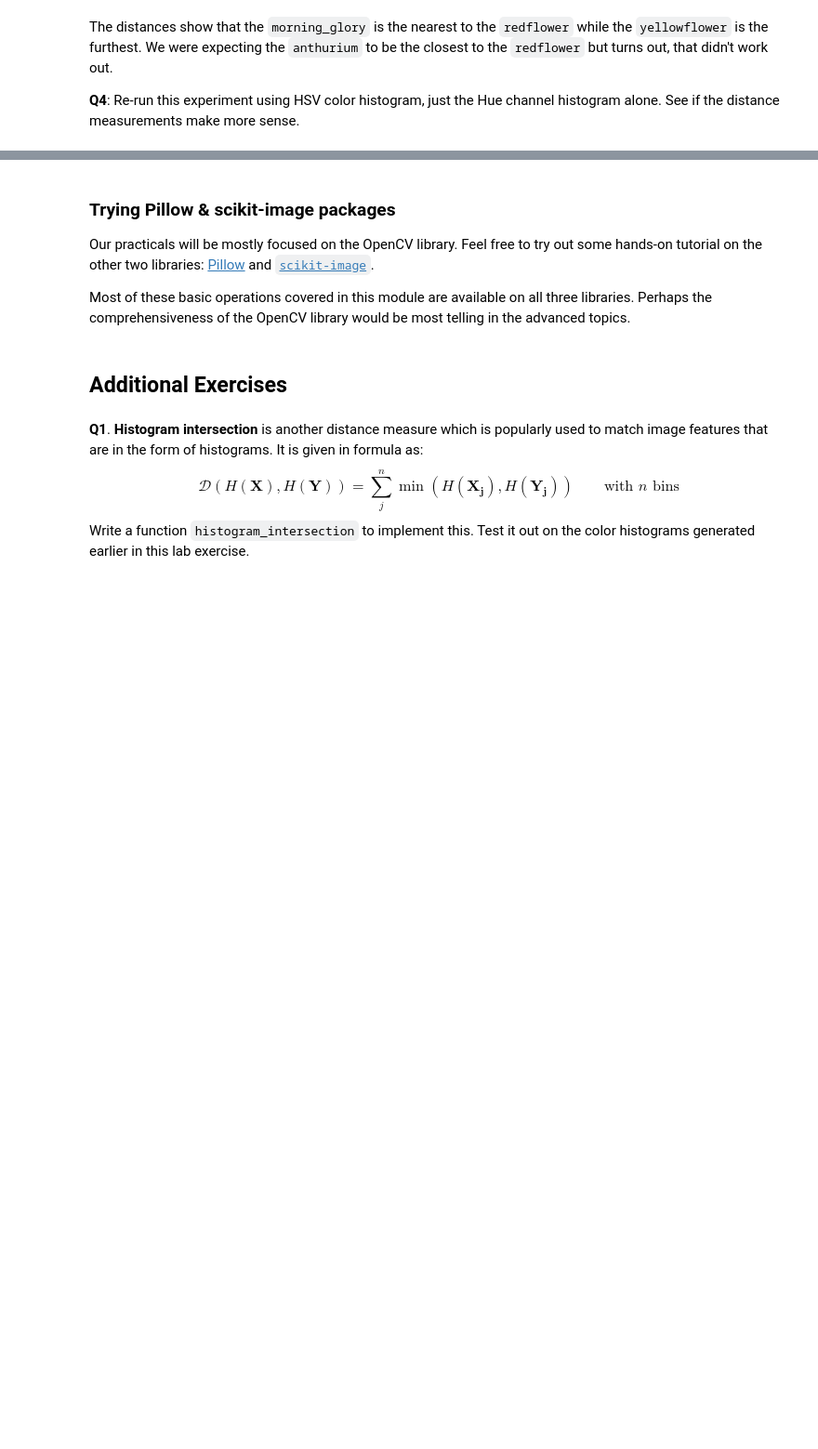
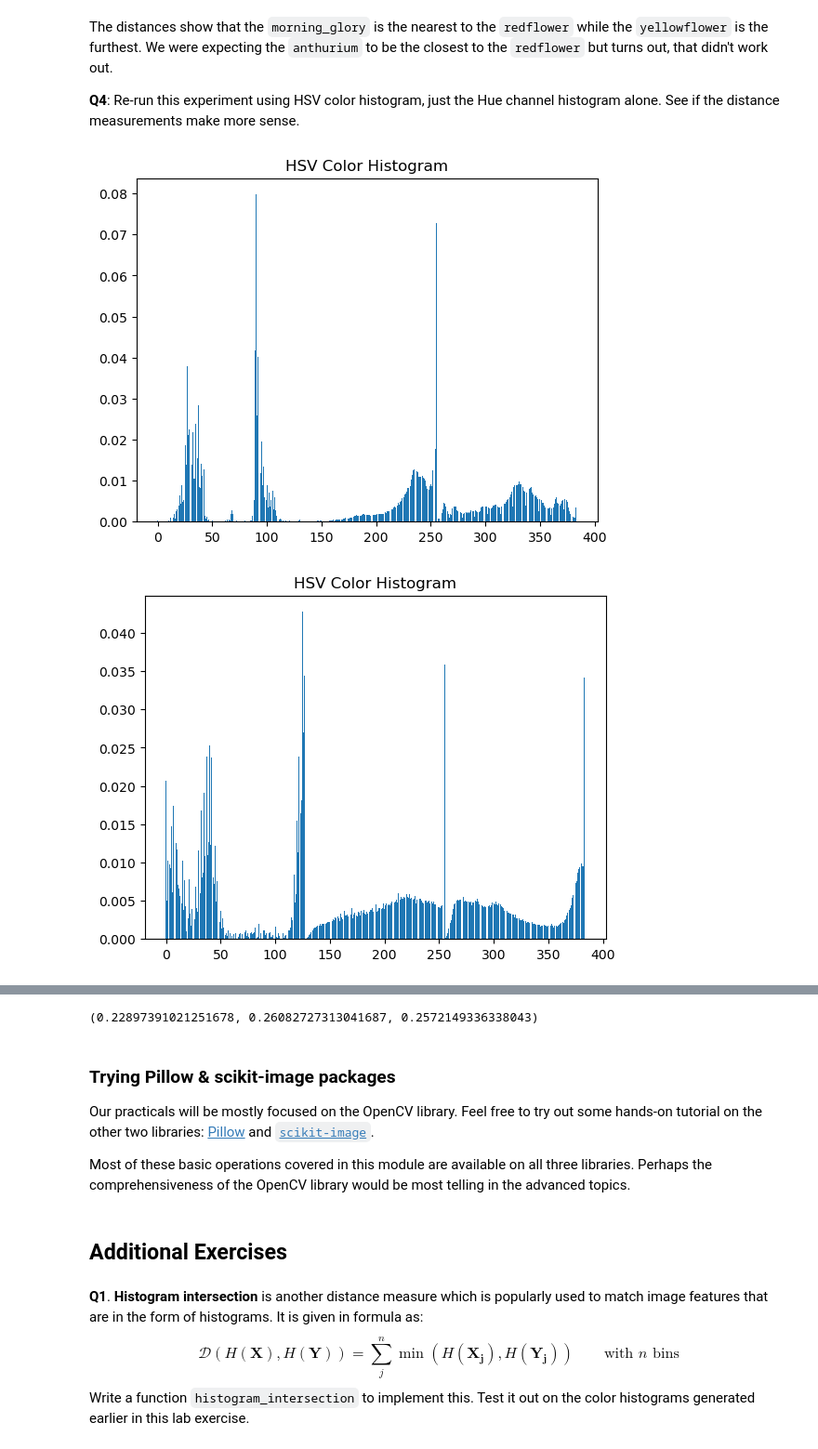
Before and after one commit to junyao0525/Vision-lab-CDS6334, a Jupyter notebook: Lab05/Lab05.ipynb, the cells around one changed output, grey strips where cells are left out. Shown at 93% size. Cells and saved outputs as stored; diff of their text form; code cells hidden in the pictures; blank space fills up the shorter version.

```diff
--- a/Lab05/Lab05.ipynb
+++ b/Lab05/Lab05.ipynb
@@ -266,8 +383,24 @@ The distances show that the `morning_glory` is the nearest to the `redflower` wh
 # %%
 # enter code here
 
 #Steps:
 #generate the HSV color histograms using the function
 #use only the "first portion" of the output histogram
 #calculate euclidean distance
 #which is the shortest distance?
+
+mg_hist = colorHistogram(mg, cspace='HSV')[:128]
+ant_hist = colorHistogram(ant, cspace='HSV')[:128]
+yf_hist = colorHistogram(yf, cspace='HSV')[:128]
+rf_hist = colorHistogram(img, cspace='HSV')[:128]
+
+dist1 = distance.euclidean(rf_hist, ant_hist)
+dist2 = distance.euclidean(rf_hist, mg_hist)
+dist3 = distance.euclidean(rf_hist, yf_hist)
+
+print((dist1, dist2, dist3))
+
+#the anthurium is nearest to the red flower
+# %% [output]
+[figure, added]
+[figure, added]
@@ -274,3 +409,4 @@ The distances show that the `morning_glory` is the nearest to the `redflower` wh
+(0.22897391021251678, 0.26082727313041687, 0.2572149336338043)
 # %% [markdown]
 ### Trying Pillow & scikit-image packages
 
```
Also changed, not shown: parts of 19 cells of this notebook.
